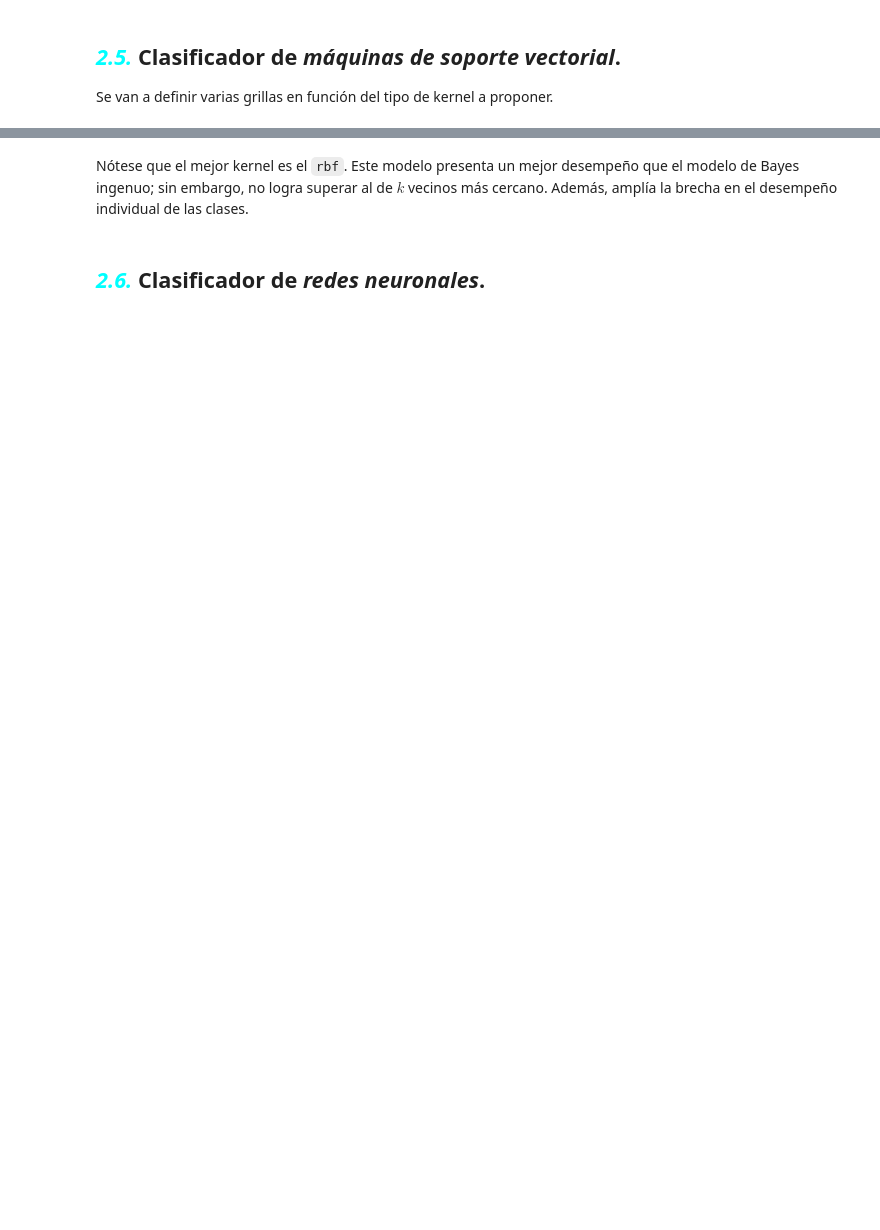
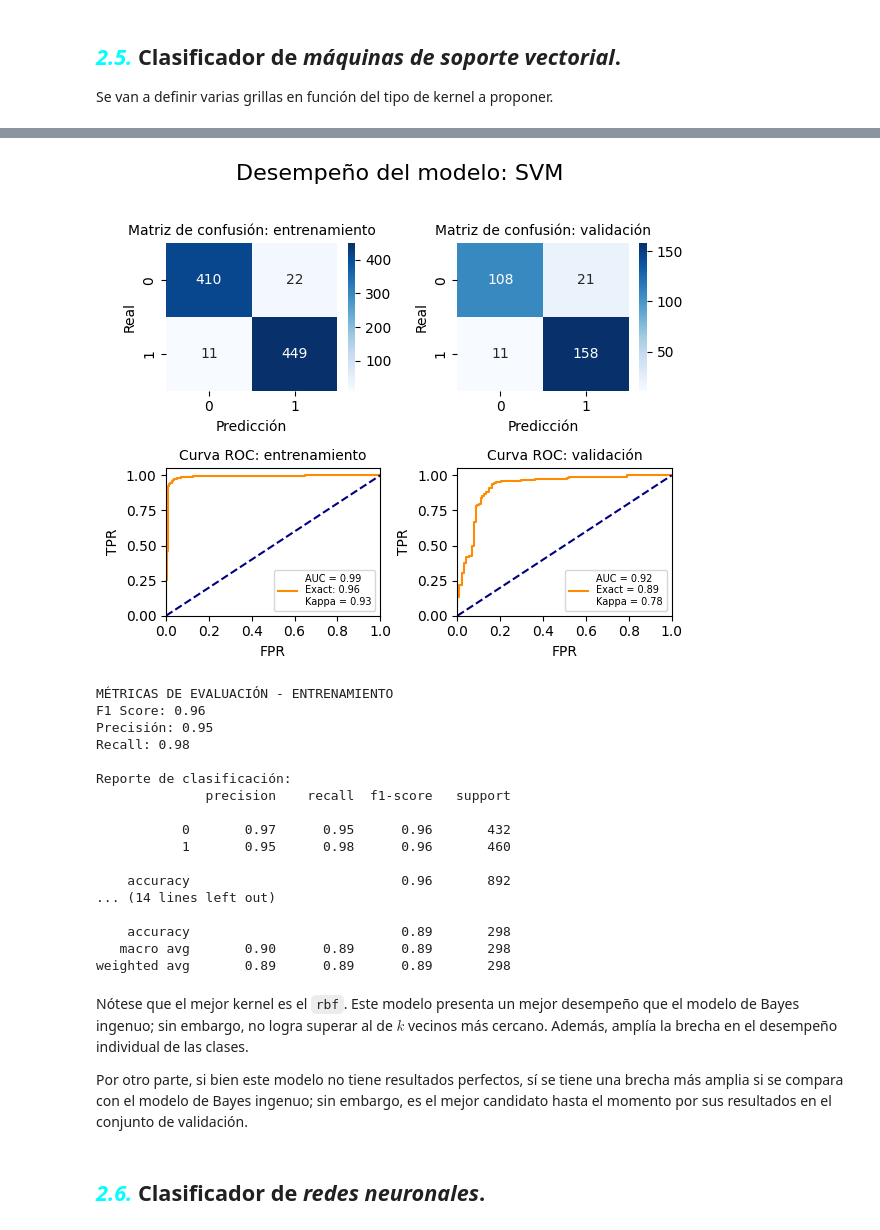
Before and after one commit to scuartasr/aprendmaq_entregable_1, a Jupyter notebook: Cuadernos/entreg1_clasif_regres.ipynb, the cells around one changed output, grey strips where cells are left out. Drawn from its saved outputs; the diff is of its cells as text; code cells hidden in the pictures; blank space fills up the shorter version.

Commit message:
Finalización del taller en la parte analítica

```diff
--- a/Cuadernos/entreg1_clasif_regres.ipynb
+++ b/Cuadernos/entreg1_clasif_regres.ipynb
@@ -1386,7 +1624,28 @@ mejor_svc_final.fit(X_train, y_train)
 # %%
-plot_confusion_and_roc(mejor_svc_final, X_test, y_test, modelo='SVM',)
+plot_confusion_and_roc(mejor_svc_final, X_train, y_train, X_test, y_test, modelo='SVM',)
+# %% [output]
+[figure, added]
+MÉTRICAS DE EVALUACIÓN - ENTRENAMIENTO
+F1 Score: 0.96
+Precisión: 0.95
+Recall: 0.98
+
+Reporte de clasificación:
+              precision    recall  f1-score   support
+
+           0       0.97      0.95      0.96       432
+           1       0.95      0.98      0.96       460
+
+    accuracy                           0.96       892
+... (14 lines left out)
+
+    accuracy                           0.89       298
+   macro avg       0.90      0.89      0.89       298
+weighted avg       0.89      0.89      0.89       298
 # %% [markdown]
 Nótese que el mejor kernel es el `rbf`. Este modelo presenta un mejor desempeño que el modelo de Bayes ingenuo; sin embargo, no logra superar al de $k$ vecinos más cercano. Además, amplía la brecha en el desempeño individual de las clases.
+
+Por otro parte, si bien este modelo no tiene resultados perfectos, sí se tiene una brecha más amplia si se compara con el modelo de Bayes ingenuo; sin embargo, es el mejor candidato hasta el momento por sus resultados en el conjunto de validación.
 # %% [markdown]
 ## <span style = 'color: cyan'>***2.6.***</span> Clasificador de ***redes neuronales***.
 # %%
```
Also changed, not shown: parts of 59 cells of this notebook.
